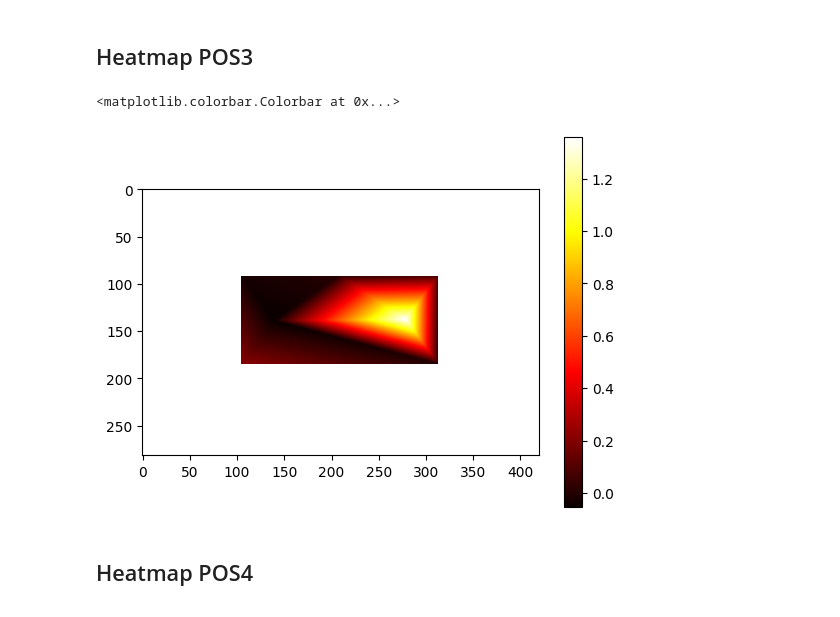
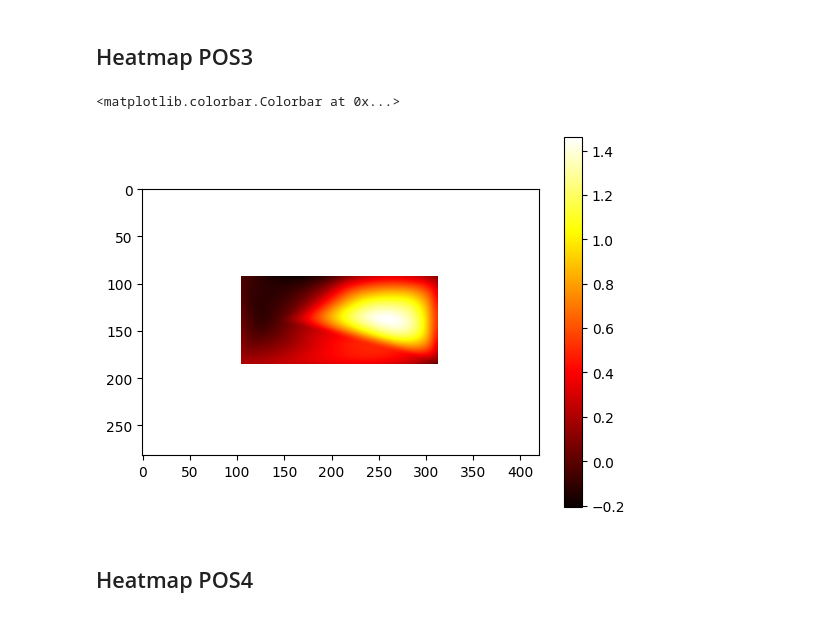
Before and after one commit to NicolasLSchneebeli/IC-TesteInicial, a Jupyter notebook: Teste1-Tapete.ipynb, the cells around one changed output. Drawn from its saved outputs; the diff is of its cells as text; code cells hidden in the pictures.

Commit message:
Teste 1 com método cúbico de interpolação'

```diff
--- a/Teste1-Tapete.ipynb
+++ b/Teste1-Tapete.ipynb
@@ -287,16 +287,16 @@ for i in range (0,tapetepos.shape[0]):
             loc3[6]=([i,j-1])
             F3[6]=tapetepos3[i][j]
 # %%
-interp_forcas3= griddata(loc3,F3,(xx,yy))
+interp_forcas3= griddata(loc3,F3,(xx,yy),method='cubic')
 # %%
 ig, ax = plt.subplots()
 
-im=plt.imshow(interp_forcas3, cmap="hot",interpolation='hanning')
+im=plt.imshow(interp_forcas3, cmap="hot")
 
 plt.colorbar(im)
 # %% [output]
 <matplotlib.colorbar.Colorbar at 0x...>
-[figure, old version]
+[figure, new version]
 # %% [markdown]
 ## Heatmap POS4
 # %%
```
Also changed, not shown: parts of 39 cells of this notebook, 1 other file.
